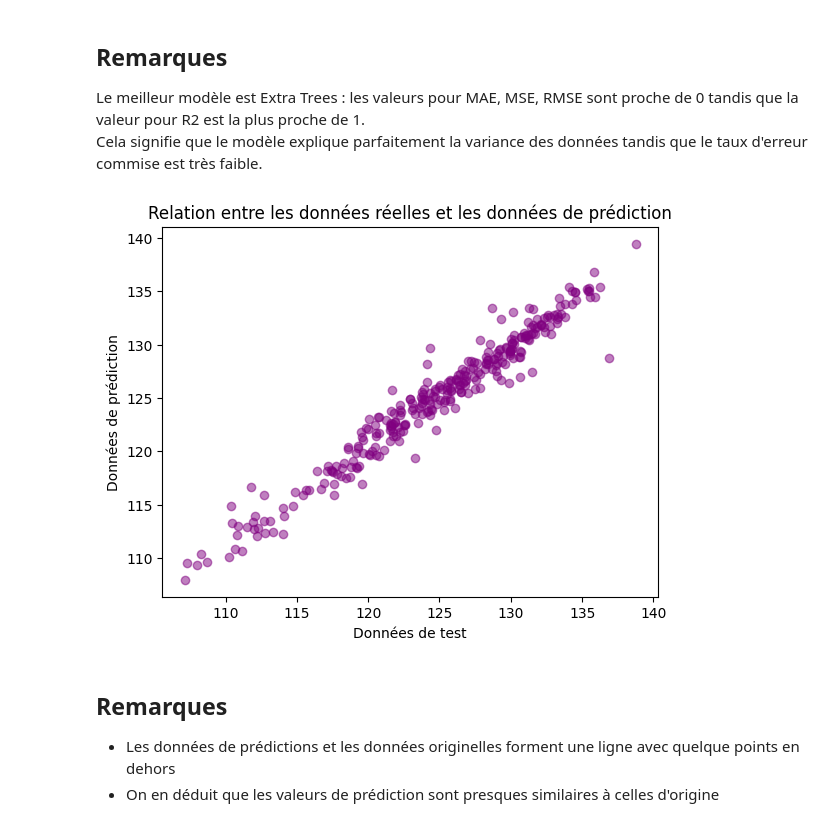
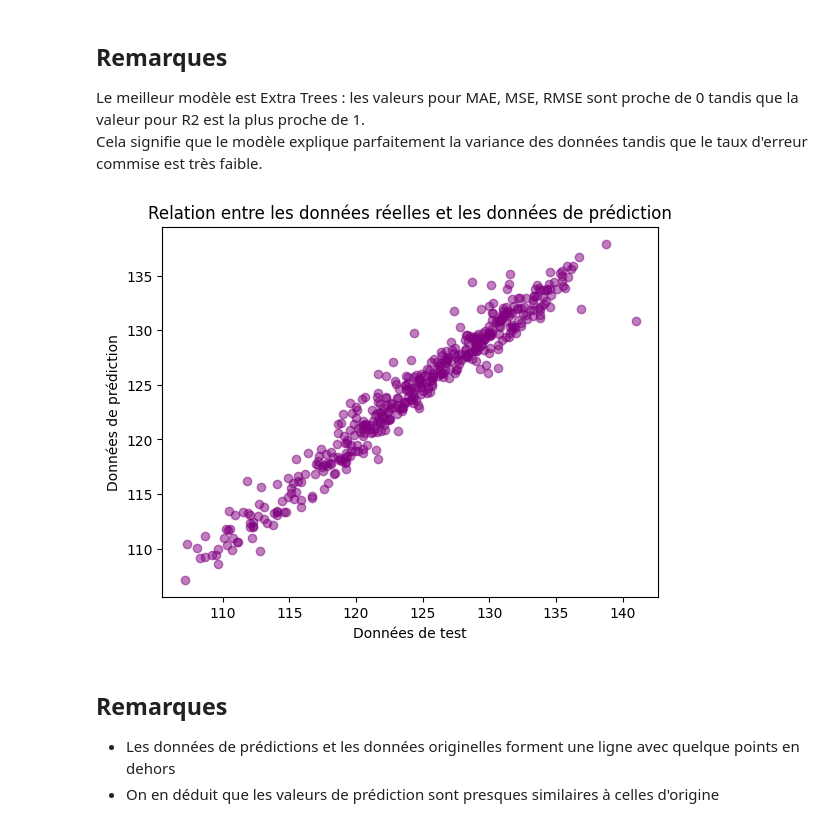
Before and after one commit to giuliana-fabrizio/Prediction_pression_accoustique, a Jupyter notebook: Projet_du_niveau_de_pression_acoustique.ipynb, the cells around one changed output. Drawn from its saved outputs; the diff is of its cells as text; code cells hidden in the pictures.

```diff
--- a/Projet_du_niveau_de_pression_acoustique.ipynb
+++ b/Projet_du_niveau_de_pression_acoustique.ipynb
@@ -322,7 +412,7 @@ Il représente le regroupement auquel les données d'entrée spécifiques sont l
 # %%
 SEED = 1
 
-X_train, X_test, y_train, y_test = train_test_split(preprocessed_data, target, test_size = 0.2, random_state = SEED)
+X_train, X_test, y_train, y_test = train_test_split(preprocessed_data, target, test_size = 0.3, random_state = SEED)
 
 X_train = scaler.fit_transform(X_train)
 X_test = scaler.transform(X_test)
@@ -489,17 +584,16 @@ Le meilleur modèle est Extra Trees : les valeurs pour MAE, MSE, RMSE sont proch
 <br>
 Cela signifie que le modèle explique parfaitement la variance des données tandis que le taux d'erreur commise est très faible.
 # %%
-extra_trees_model = ExtraTreesRegressor(random_state = SEED)
-extra_trees_model.fit(X_train, y_train)
-# y_train = extra_trees_model.predict(X_test)
+catBoost_model = CatBoostRegressor(random_state = SEED, verbose = 0)
+catBoost_model.fit(X_train, y_train)
 
-plt.scatter(y_test, extra_trees_model.predict(X_test), color='purple', alpha = 0.5)
-plt.xlabel(xlabel='Données de test')
-plt.ylabel(ylabel='Données de prédiction')
-plt.title(label='Relation entre les données réelles et les données de prédiction')
+plt.scatter(y_test, catBoost_model.predict(X_test), color='purple', alpha = 0.5)
+plt.xlabel(xlabel = 'Données de test')
+plt.ylabel(ylabel = 'Données de prédiction')
+plt.title(label = 'Relation entre les données réelles et les données de prédiction')
 plt.show()
 # %% [output]
-[figure, old version]
+[figure, new version]
 # %% [markdown]
 ## Remarques
 * Les données de prédictions et les données originelles forment une ligne avec quelque points en dehors
```
Also changed, not shown: parts of 53 cells of this notebook, 4 other files.
